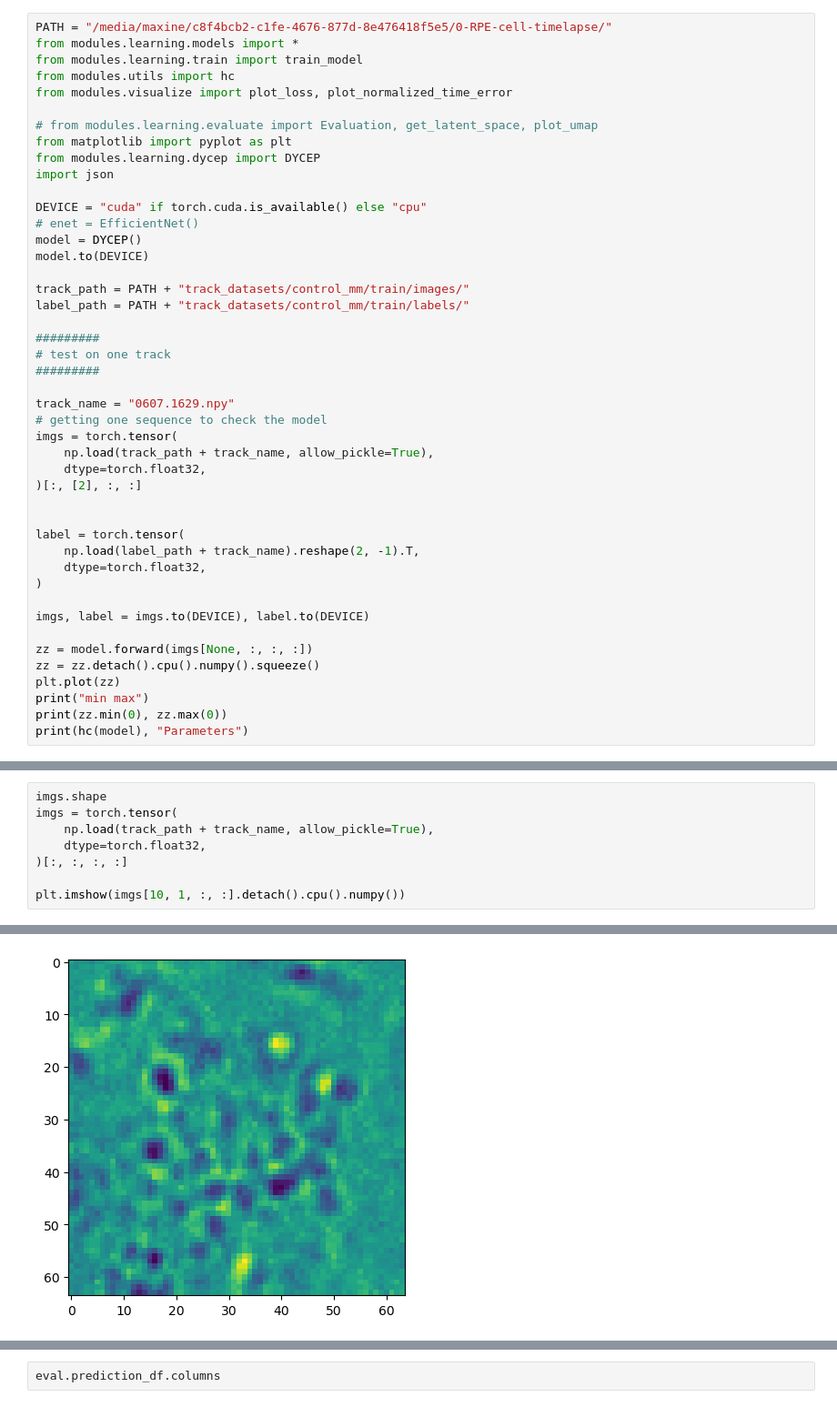
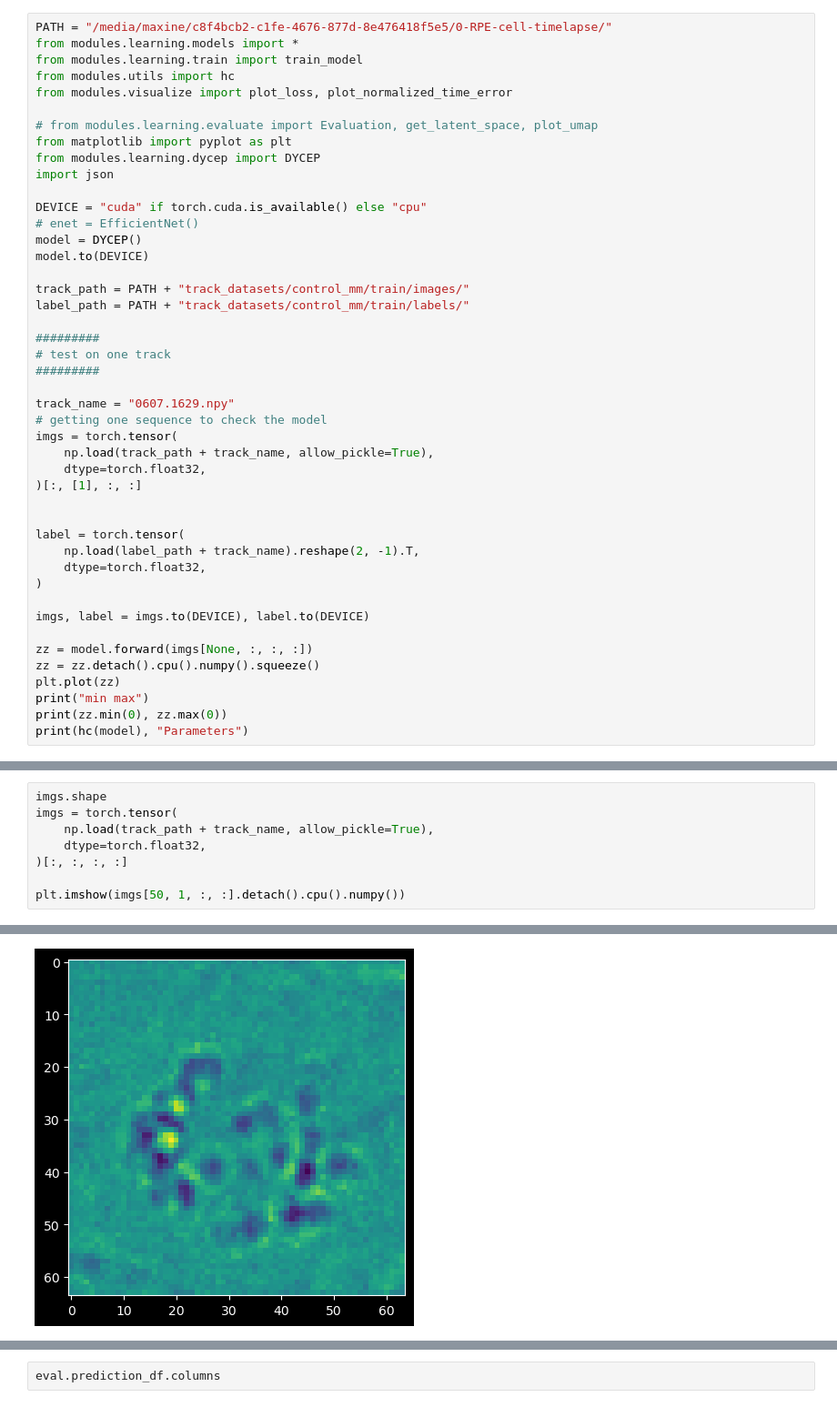
Before and after one commit to louisleger/cell-cycle, a Jupyter notebook: result_dycep.ipynb, the cells around one changed output, grey strips where cells are left out. Shown: that part at 91% size. Cells and saved outputs as stored; diff of their text form.

```diff
--- a/result_dycep.ipynb
+++ b/result_dycep.ipynb
@@ -27,7 +27,7 @@ track_name = "0607.1629.npy"
 imgs = torch.tensor(
     np.load(track_path + track_name, allow_pickle=True),
     dtype=torch.float32,
-)[:, [2], :, :]
+)[:, [1], :, :]
 
 
 label = torch.tensor(
@@ -55,11 +51,11 @@ torch.Size([1, 228, 2])
 # %%
 imgs.shape
 imgs = torch.tensor(
     np.load(track_path + track_name, allow_pickle=True),
     dtype=torch.float32,
 )[:, :, :, :]
 
-plt.imshow(imgs[10, 1, :, :].detach().cpu().numpy())
+plt.imshow(imgs[50, 1, :, :].detach().cpu().numpy())
 # %% [output]
 <matplotlib.image.AxesImage at 0x...>
-[figure, old version]
+[figure, new version]
```
Also changed, not shown: parts of 12 cells of this notebook, 2 other files.
